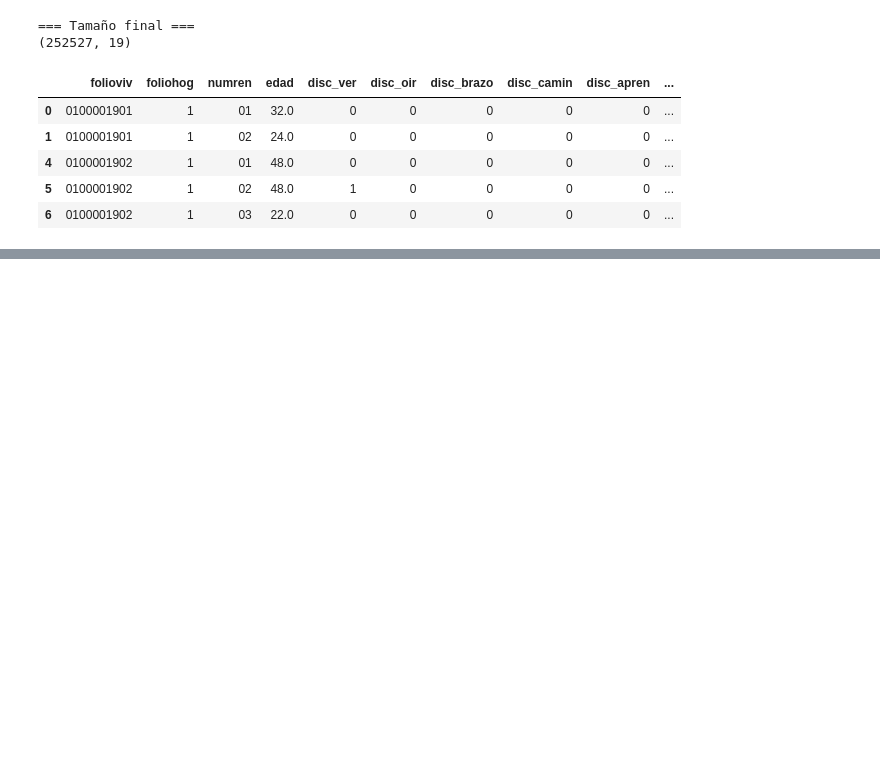
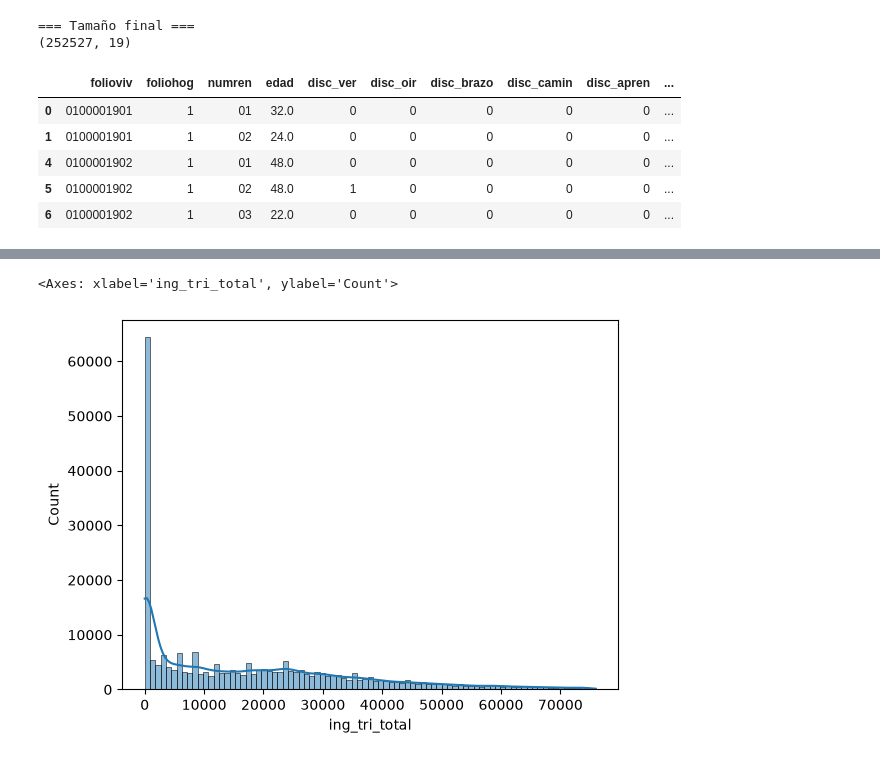
Before and after one commit to OswaldoRamAlv/ENIGH-2024---regresi-n-ingresos, a Jupyter notebook: code/limpieza/limp.ipynb, the cells around one changed output, grey strips where cells are left out. Cells and saved outputs as stored; diff of their text form; code cells hidden in the pictures; blank space fills up the shorter version.

```diff
--- a/code/limpieza/limp.ipynb
+++ b/code/limpieza/limp.ipynb
@@ -304,0 +321,13 @@ df_final.head()
+# %%
+# IQR para eliminar outliers
+
+Q1 = df_final['ing_tri_total'].quantile(0.25)
+Q3 = df_final['ing_tri_total'].quantile(0.75)
+IQR = Q3 - Q1
+df_final = df_final[(df_final['ing_tri_total'] >= Q1 - 1.5 * IQR) & (df_final['ing_tri_total'] <= Q3 + 1.5 * IQR)]
+# %%
+# Histograma sin atipicos
+sns.histplot(df_final['ing_tri_total'], kde=True)
+# %% [output]
+<Axes: xlabel='ing_tri_total', ylabel='Count'>
+[figure, added]
```
Also changed, not shown: parts of 5 cells of this notebook, 3 other files.
